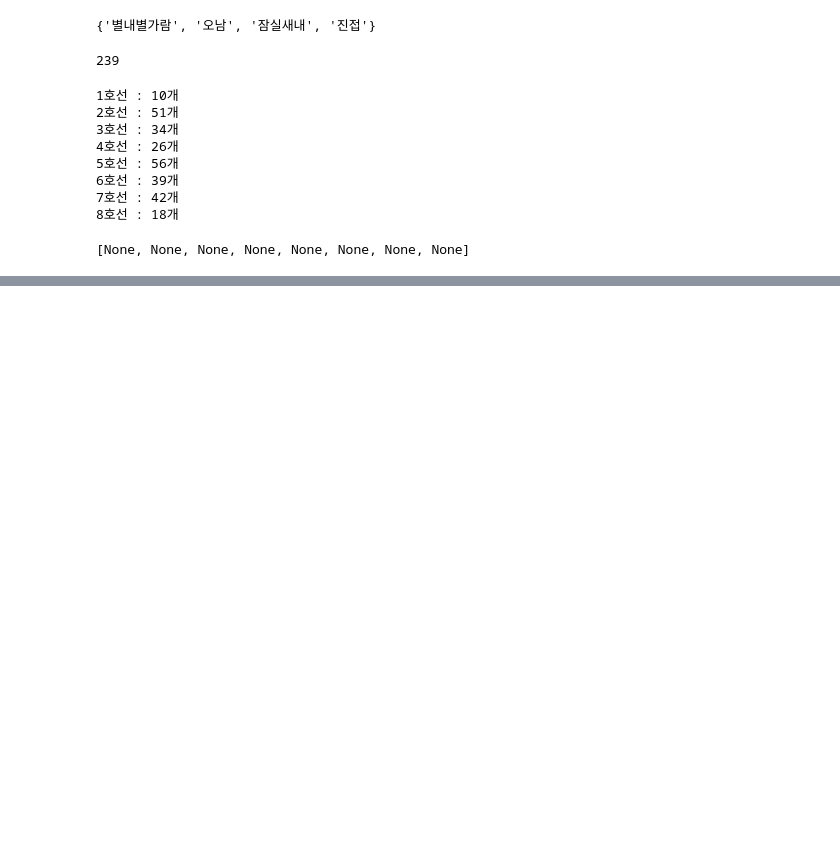
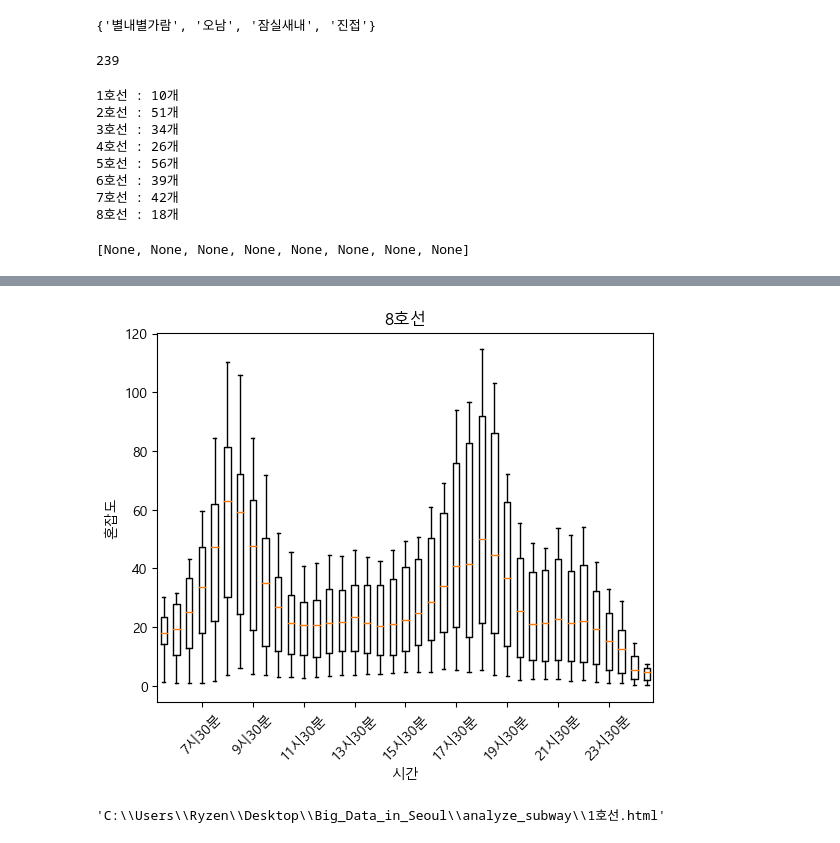
Before and after one commit to p-jiho/Big_Data_in_Seoul, a Jupyter notebook: analyze_subway/서울시_혼잡도_데이터정리.ipynb, the cells around one changed output, grey strips where cells are left out. Cells and saved outputs as stored; diff of their text form; code cells hidden in the pictures; blank space fills up the shorter version.

```diff
--- a/analyze_subway/서울시_혼잡도_데이터정리.ipynb
+++ b/analyze_subway/서울시_혼잡도_데이터정리.ipynb
@@ -230,0 +211,18 @@ data_holiday.역명 = ["이수역" if i == "총신대입구역" else i for i in
+# %%
+k=8
+line_1 = data_week[data_week["호선"] == k]
+line_1.index = line_1.역명
+line_1 = line_1.drop(["호선", "역명"], axis = 1)
+xs = line_1.columns
+xlabels = line_1.columns
+
+plt.boxplot(line_1)
+xs = list(range(len(line_1.columns)))
+xlabels = line_1.columns
+plt.xticks(ticks=xs, labels=xlabels, rotation=45)
+plt.title("{}호선".format(k))
+plt.xlabel('시간')
+plt.ylabel('혼잡도')
+plt.locator_params(axis='x', nbins=len(xlabels)/4)
+# %% [output]
+[figure, added]
@@ -231,3 +233,20 @@ data_holiday.역명 = ["이수역" if i == "총신대입구역" else i for i in
+# %%
+from pyecharts.charts import Bar, Timeline
+from pyecharts.globals import ThemeType
+from pyecharts import options as opts
+
+tl = Timeline(init_opts=opts.InitOpts(theme=ThemeType.WHITE)).add_schema(is_auto_play=True)
+for t in line_1["역명"].unique():
+    tl.add((Bar(init_opts = opts.InitOpts(theme = ThemeType.WHITE))
+            .add_xaxis(line_1["시간"].unique().tolist())
+            .add_yaxis('혼잡도', line_1[line_1["역명"] == t]["혼잡도"].tolist(), color = "blue", gap = "0%")
+            .set_global_opts(title_opts=opts.TitleOpts(title="1호선", subtitle = "{}".format(t)),
+                              yaxis_opts=opts.AxisOpts(max_=200))
+           .set_series_opts(label_opts=opts.LabelOpts(is_show=False))),"{}".format(t))
+
+tl.render("1호선.html")
+# %% [output]
+'C:\\Users\\Ryzen\\Desktop\\Big_Data_in_Seoul\\analyze_subway\\1호선.html'
 # %%
 data_week = data_week.loc[:,~data_week.columns.isin(["호선"])]
 data_week = data_week.groupby("역명").agg(max).reset_index()
```
Also changed, not shown: parts of 16 cells of this notebook.
